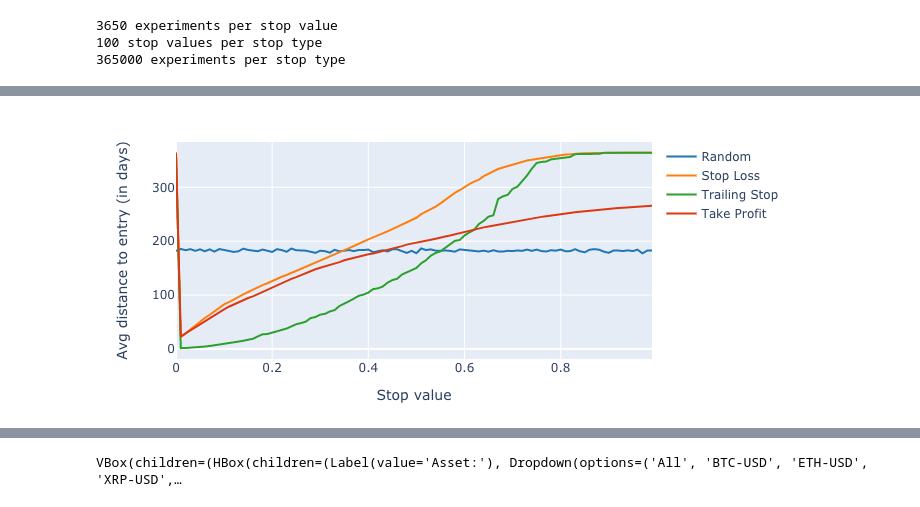
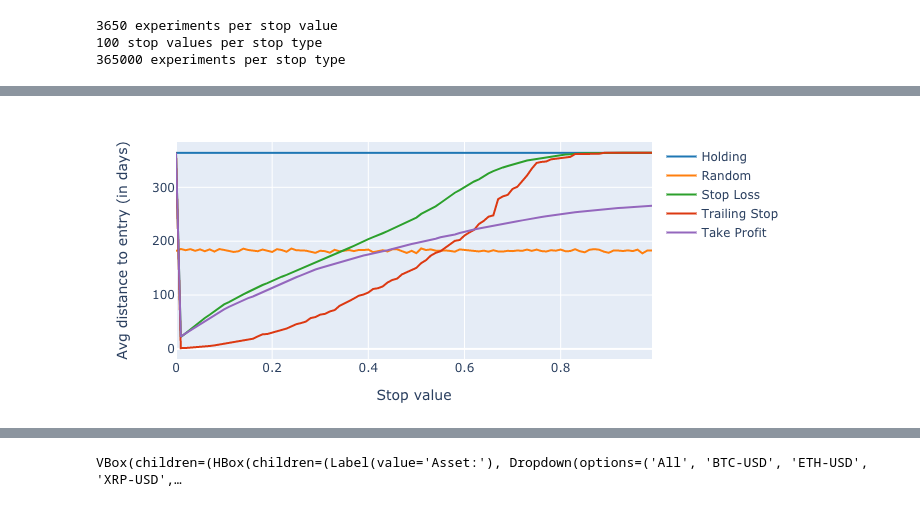
Before and after one commit to polakowo/vectorbt, a Jupyter notebook: examples/StopSignals.ipynb, the cells around one changed output, grey strips where cells are left out. Cells and saved outputs as stored; diff of their text form; code cells hidden in the pictures.

```diff
--- a/examples/StopSignals.ipynb
+++ b/examples/StopSignals.ipynb
@@ -253,0 +273,8 @@ Wall time: 1.66 s
+# %%
+%%time
+# Pick one exit signal at the end of each time range
+hold_exits = pd.DataFrame.vbt.signals.empty_like(sl_exits)
+hold_exits.iloc[-1, :] = True
+
+print(hold_exits.shape)
+print(hold_exits.columns)
@@ -254,10 +299,9 @@ Wall time: 1.66 s
 # %%
 %%time
 # Combine exits with stop loss exits
-exits = exits.vbt.tile(len(stops))
-sl_exits = exits.vbt | sl_exits  # use .vbt to use vectorbt's broadcasting rules
-ts_exits = exits.vbt | ts_exits
-tp_exits = exits.vbt | tp_exits
+sl_exits = hold_exits.vbt | sl_exits  # use .vbt to use vectorbt's broadcasting rules
+ts_exits = hold_exits.vbt | ts_exits
+tp_exits = hold_exits.vbt | tp_exits
 
 print(sl_exits.vbt.signals.num_signals().mean())
 print(ts_exits.vbt.signals.num_signals().mean())
@@ -271,7 +315,6 @@ Wall time: 13.4 s
 # %%
 %%time
 # Select the first exit signal after each entry
-entries = entries.vbt.tile(len(stops))
 sl_exits = sl_exits.vbt.signals.first(reset_by=entries, allow_gaps=True)
 ts_exits = ts_exits.vbt.signals.first(reset_by=entries, allow_gaps=True)
 tp_exits = tp_exits.vbt.signals.first(reset_by=entries, allow_gaps=True)
@@ -289,7 +332,7 @@ Wall time: 19.5 s
 %%time
 # To compare our stop loss orders with random trading strategy we need to place random exits
 # After each entry signal place exactly one exit signal randomly
-rand_exits = entries.vbt.signals.generate_random_exits(seed=seed)
+rand_exits = entries.vbt.tile(len(stops)).vbt.signals.generate_random_exits(seed=seed)
 
-assert(entries.shape == rand_exits.shape)
+assert(rand_exits.shape == sl_exits.shape)
 # %% [output]
@@ -298,31 +341,35 @@ Wall time: 4.07 s
 # %%
 %%time
 # And what is the average distance to the entry signal?
 @njit
 def map_func_nb(col, entry_i, exit_i):
     return exit_i - entry_i # distance
 
 @njit
 def reduce_func_nb(col, a):
     return np.nanmean(a) # average of all distances
 
 pd.DataFrame({
+    'Holding': entries.vbt.signals.map_reduce_between(
+        other=hold_exits,
+        map_func_nb=map_func_nb,
+        reduce_func_nb=reduce_func_nb).groupby(stop_cols).mean(),
     'Random': entries.vbt.signals.map_reduce_between(
         other=rand_exits,
         map_func_nb=map_func_nb,
         reduce_func_nb=reduce_func_nb).groupby(stop_cols).mean(),
     'Stop Loss': entries.vbt.signals.map_reduce_between(
         other=sl_exits,
         map_func_nb=map_func_nb,
         reduce_func_nb=reduce_func_nb).groupby(stop_cols).mean(),
     'Trailing Stop': entries.vbt.signals.map_reduce_between(
         other=ts_exits,
         map_func_nb=map_func_nb,
         reduce_func_nb=reduce_func_nb).groupby(stop_cols).mean(),
     'Take Profit': entries.vbt.signals.map_reduce_between(
         other=tp_exits,
         map_func_nb=map_func_nb,
         reduce_func_nb=reduce_func_nb).groupby(stop_cols).mean()
 }).vbt.scatter(xaxis_title='Stop value', yaxis_title='Avg distance to entry (in days)').show_png()
 # %% [output]
-[figure, old version]
+[figure, new version]
```
Also changed, not shown: parts of 23 cells of this notebook, 7 other files.
